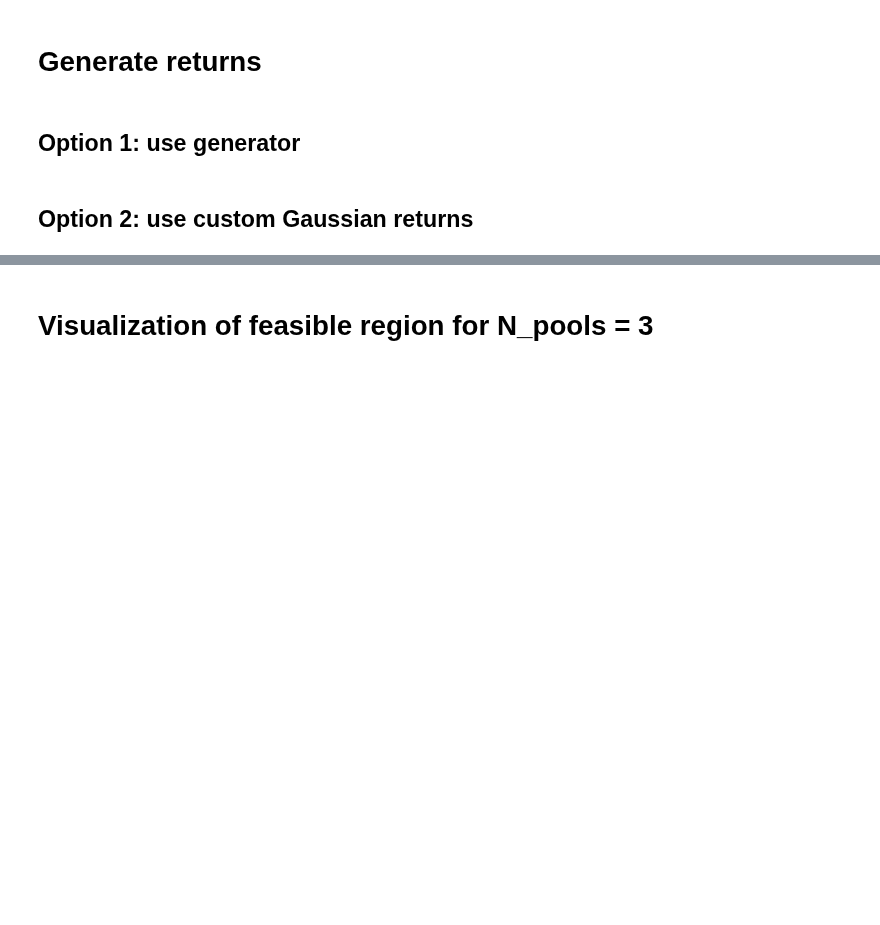
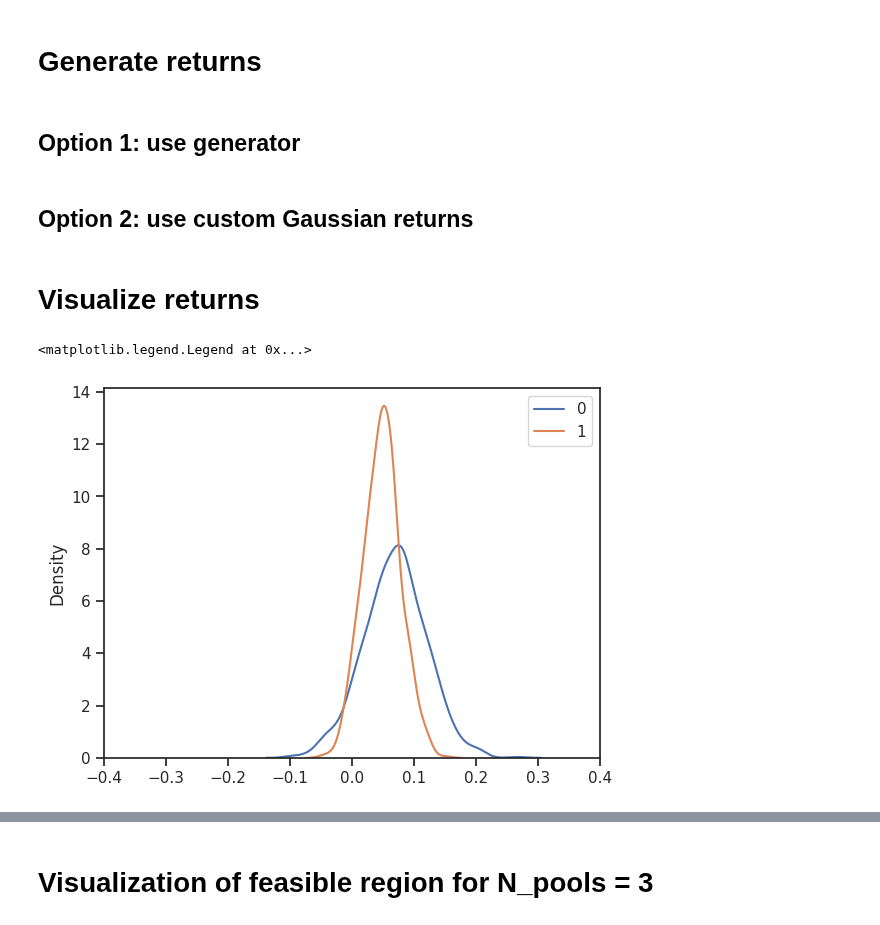
Before and after one commit to starovoitovs/defi, a Jupyter notebook: generator_cvar_soc.ipynb, the cells around one changed output, grey strips where cells are left out. Drawn from its saved outputs; the diff is of its cells as text; code cells hidden in the pictures; blank space fills up the shorter version.

```diff
--- a/generator_cvar_soc.ipynb
+++ b/generator_cvar_soc.ipynb
@@ -76,14 +76,14 @@ def get_var_cvar(returns, alpha):
 #           'Rx0': 100 * np.ones(N_pools),
 #           'Ry0': 1000 * np.ones(N_pools),
 #           'phi': 0.03 * np.ones(N_pools),
-#           'x_0': 10,
-#           'alpha': 0.1,
-#           'q': 0.75,
-#           'zeta': 0.0,
+#           'x_0': 600,
+#           'alpha': 0.05,
+#           'q': 0.55,
+#           'zeta': 0.05,
 #           'batch_size': 1_000,
 #           'kappa': np.array([0.25, 0.5, 0.5, 0.5, 0.5, 0.5, 0.5]),
-#           'sigma': np.array([1, 0.3, 0.5, 1.5, 1.75, 2, 2.25]),
-#           'p': np.array([0.35, 0.3, 0.34, 0.33, 0.32, 0.31, 0.3]),
+#           'sigma': np.array([1, 0.5, 0.5, 1.5, 1.75, 2, 2.25]),
+#           'p': np.array([0.32, 0.34, 0.34, 0.33, 0.32, 0.31, 0.32]),
 #           'T': 60,
 #           'seed': 4294967143}
 
@@ -150,7 +150,7 @@ params = {'N_pools': N_pools,
           'Rx0': 100 * np.ones(N_pools),
           'Ry0': 1000 * np.ones(N_pools),
           'phi': np.array([0.03, 0.03]),
-          'x_0': 1.,
+          'x_0': 200.,
           'alpha': 0.05,
           'q': 0.6,
           'zeta': 0.05,
@@ -160,7 +160,4 @@ params = {'N_pools': N_pools,
           'p': np.array([0.35, 0.35, 0.35]),
           'T': 60,
           'seed': 4294967143}
-
-# put them into global scope, so that we can call e.g. kappa, instead of params['kappa']
-locals().update(params)
 # %%
@@ -204,0 +201,14 @@ log_ret = np.array((0.07, 0.05, 0.08, 0.07, 0.05, 0.08)) + np.random.standard_no
+# %% [markdown]
+# Visualize returns
+# %%
+# 1d marginals on top of each other
+returns = generate_returns(params)
+
+for i in range(returns.shape[1]):
+    sns.kdeplot(returns[:, i], label=i)
+
+plt.xlim((-0.4, 0.4))
+plt.legend()
+# %% [output]
+<matplotlib.legend.Legend at 0x...>
+[figure, added]
```
Also changed, not shown: parts of 26 cells of this notebook.
